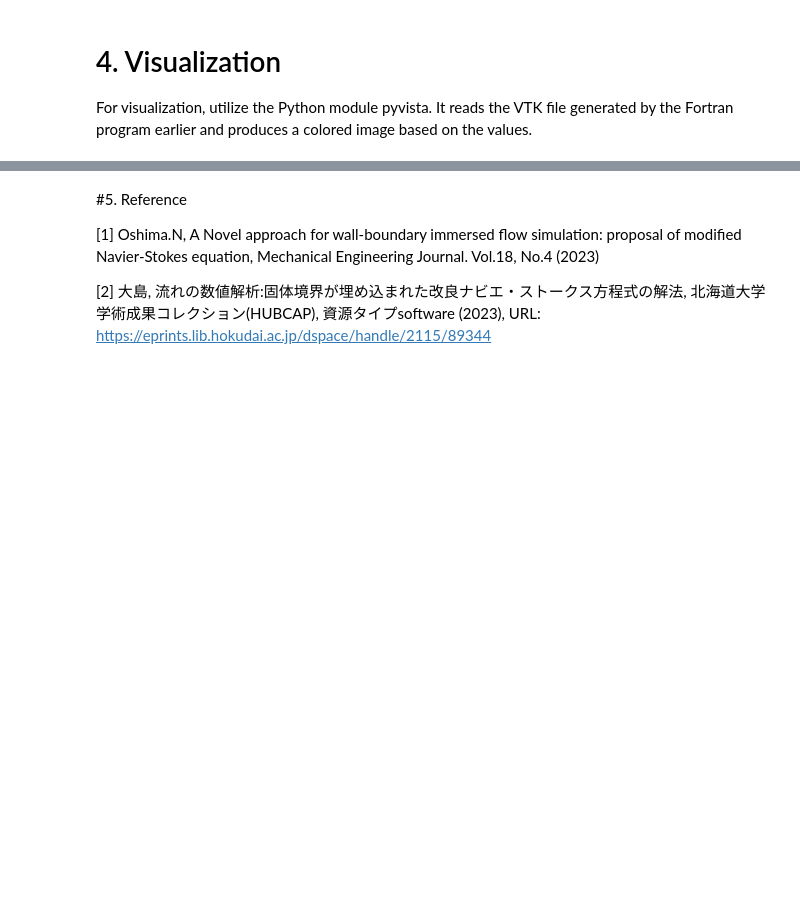
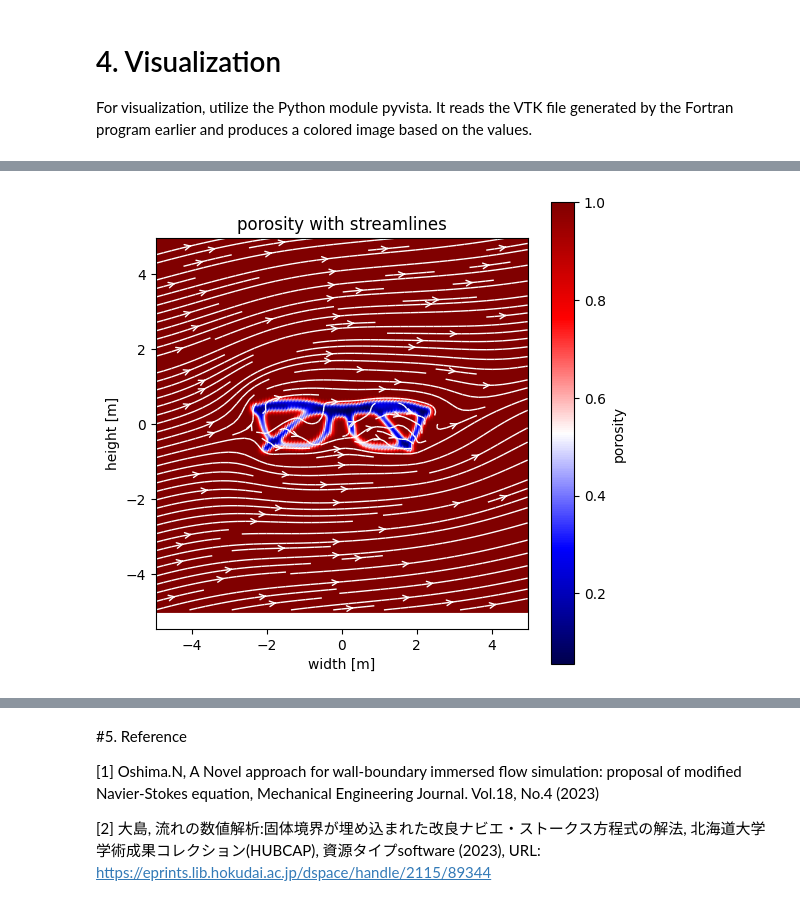
Before and after one commit to nobu-n2002/PixelNote, a Jupyter notebook: PixelNote.ipynb, the cells around one changed output, grey strips where cells are left out. Saved outputs shown, nothing was run; the diff lists cells and outputs as text; code cells hidden in the pictures; blank space fills up the shorter version.

```diff
--- a/PixelNote.ipynb
+++ b/PixelNote.ipynb
@@ -1767,3 +1769,99 @@ plt.show()
+# %%
+# @title Display Results { vertical-output: true }
+
+import pandas as pd
+import matplotlib.pyplot as plt
+
+def plot_selected_variable(df, x_variable, y_variable, color_variable, cmap, streamlines, density, streamlines_color, title, file_path):
+    fig, ax = plt.subplots(figsize=(6, 6))
+
+    scatter = ax.scatter(df[x_variable], df[y_variable], c=df[color_variable], cmap=cmap, s=10)
+
+    ax.set_title(title)
+    ax.set_xlabel('width [m]')
+    ax.set_ylabel('height [m]')
+    ax.set_aspect('equal', 'box')
+
+    add_title = ''
+    unit = ''
+
+    if title == 'velocity':
+      unit = ' [m/s]'
+    elif title == 'pressure':
+      unit = ' [Pa]'
+
+    cbar = plt.colorbar(scatter)
+    cbar.set_label(title + unit)
+
+    if streamlines:
+      plot_streamlines(fig, ax, df, 'xp', 'yp', 'velocity_u_bulk', 'velocity_v_bulk', density, streamlines_color)
+      add_title = ' with streamlines'
+
+    ax.set_title(title + add_title)
+    plt.savefig(file_path)
+    plt.show()
+
+def plot_streamlines(fig, ax, df, x_variable, y_variable, u_variable, v_variable, density, color):
+
+    # 絶対速度を計算して新しい列として追加
+    df['velocity_abs'] = np.sqrt(df[u_variable]**2 + df[v_variable]**2)
+
+    # fig, ax = plt.subplots(figsize=(6, 6))
+
+
+    # データの座標範囲を取得
+    x_range = np.linspace(df[x_variable].min(), df[x_variable].max(), len(np.unique(df[x_variable])))
+    y_range = np.linspace(df[y_variable].min(), df[y_variable].max(), len(np.unique(df[y_variable])))
+
+    # グリッドを生成
+    X, Y = np.meshgrid(x_range, y_range)
+
+    # 速度ベクトルデータを取得
+    U = df[u_variable].values.reshape(len(x_range), len(y_range)).T
+    V = df[v_variable].values.reshape(len(x_range), len(y_range)).T
+    A = df['velocity_abs'].values.reshape(len(x_range), len(y_range)).T
+
+    # Streamlinesを描画
+    # stream = ax.streamplot(X, Y, U, V, color=A, cmap=cmap, density=density, linewidth=1)
+    stream = ax.streamplot(X, Y, U, V, density=density, color=color, linewidth=1, arrowsize=1, arrowstyle='->')
+
+    ax.set_aspect('equal')
+
+
+data = 'porosity' #@param ['velocity', 'pressure', 'porosity']
+data_name = ['velocity_u_bulk','velocity_v_bulk','velocity_u_inst','velocity_v_inst','pressure_p_fluid','pressure_p_all','porosity']
+colors = 'seismic' #@param ['PiYG', 'PRGn', 'BrBG', 'PuOr', 'RdGy', 'RdBu', 'RdYlBu', 'RdYlGn', 'Spectral', 'coolwarm', 'bwr', 'seismic', 'ocean', 'gist_earth', 'terrain', 'gist_stern', 'gnuplot', 'gnuplot2', 'CMRmap', 'cubehelix', 'brg', 'gist_rainbow', 'rainbow', 'jet', 'turbo', 'nipy_spectral', 'gist_ncar']
+streamlines = True # @param {type:"boolean"}
+streamlines_colors = 'white' #@param ['red', 'green', 'blue', 'cyan', 'magenta', 'yellow', 'black', 'white']
+streamlines_density = 1.5 # @param {type:"slider", min:0.1, max:1.5, step:0.1}
+
+# file path
+file_path = 'output/solution_uvp.csv'
+
+
+
+# read data file using pandas
+df = pd.read_csv(file_path)
+
+df['velocity_abs_bulk'] = np.sqrt(df['velocity_u_bulk']**2 + df['velocity_v_bulk']**2)
+df['velocity_abs_inst'] = np.sqrt(df['velocity_u_inst']**2 + df['velocity_v_inst']**2)
+
+if data == 'velocity':
+  # output file path
+  output_file_path = 'fig/velocity.png'
+  variable_name = 'velocity_abs_bulk'
+elif data == 'pressure':
+  # output file path
+  output_file_path = 'fig/pressure.png'
+  variable_name = 'pressure_p_fluid'
+elif data == 'porosity':
+  # output file path
+  output_file_path = 'fig/porosity.png'
+  variable_name = 'porosity'
+
+plot_selected_variable(df, 'xp', 'yp', variable_name, colors, streamlines, streamlines_density, streamlines_colors, f'{data}', output_file_path)
+# %% [output]
+[figure, added]
 # %%
 # @title Zip output file for download
 %mkdir -p download
```
Also changed, not shown: parts of 16 cells of this notebook.
